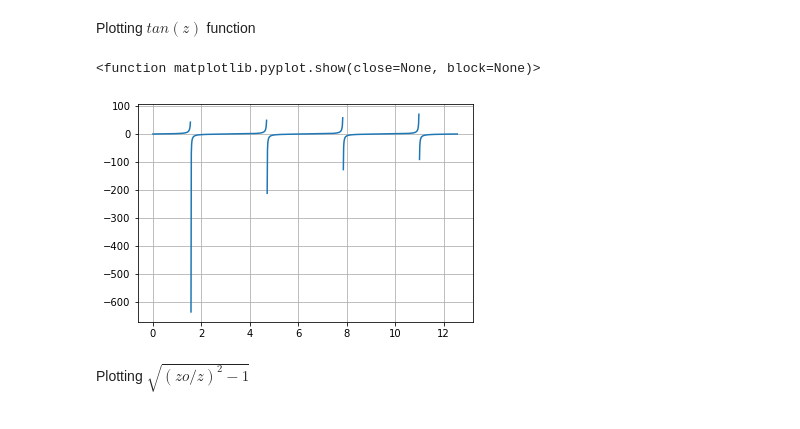
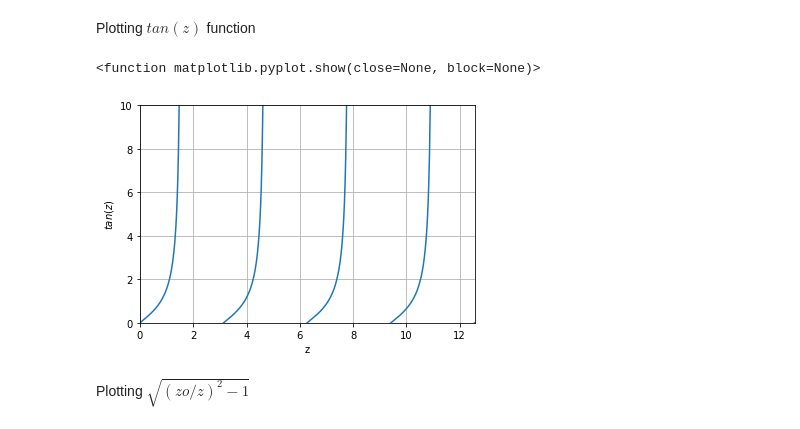
Before and after one commit to IYNBI/quantum, a Jupyter notebook: Finite square well bound states .ipynb, the cells around one changed output. Drawn from its saved outputs; the diff is of its cells as text; code cells hidden in the pictures.

```diff
--- a/Finite square well bound states .ipynb
+++ b/Finite square well bound states .ipynb
@@ -14,14 +14,23 @@ Plotting $ tan(z) $ function
 # %%
 z = np.linspace(0, 4 * np.pi, 1000)
 y = np.tan(z)
 y[:-1][np.diff(y) < 0] = np.nan
 
+# show grid
 plt.grid()
+
+plt.xlabel("z")
+plt.ylabel("$tan(z)$")
+
+# Set the x and y axis cutoffs
+plt.ylim(0,10)
+plt.xlim(0, 4 * np.pi)
+
 plt.plot(z,y)
 plt.show
 # %% [output]
 <function matplotlib.pyplot.show(close=None, block=None)>
-[figure, old version]
+[figure, new version]
 # %% [markdown]
 Plotting $\sqrt{(zo/z)^2 -1}$
 # %%
```
